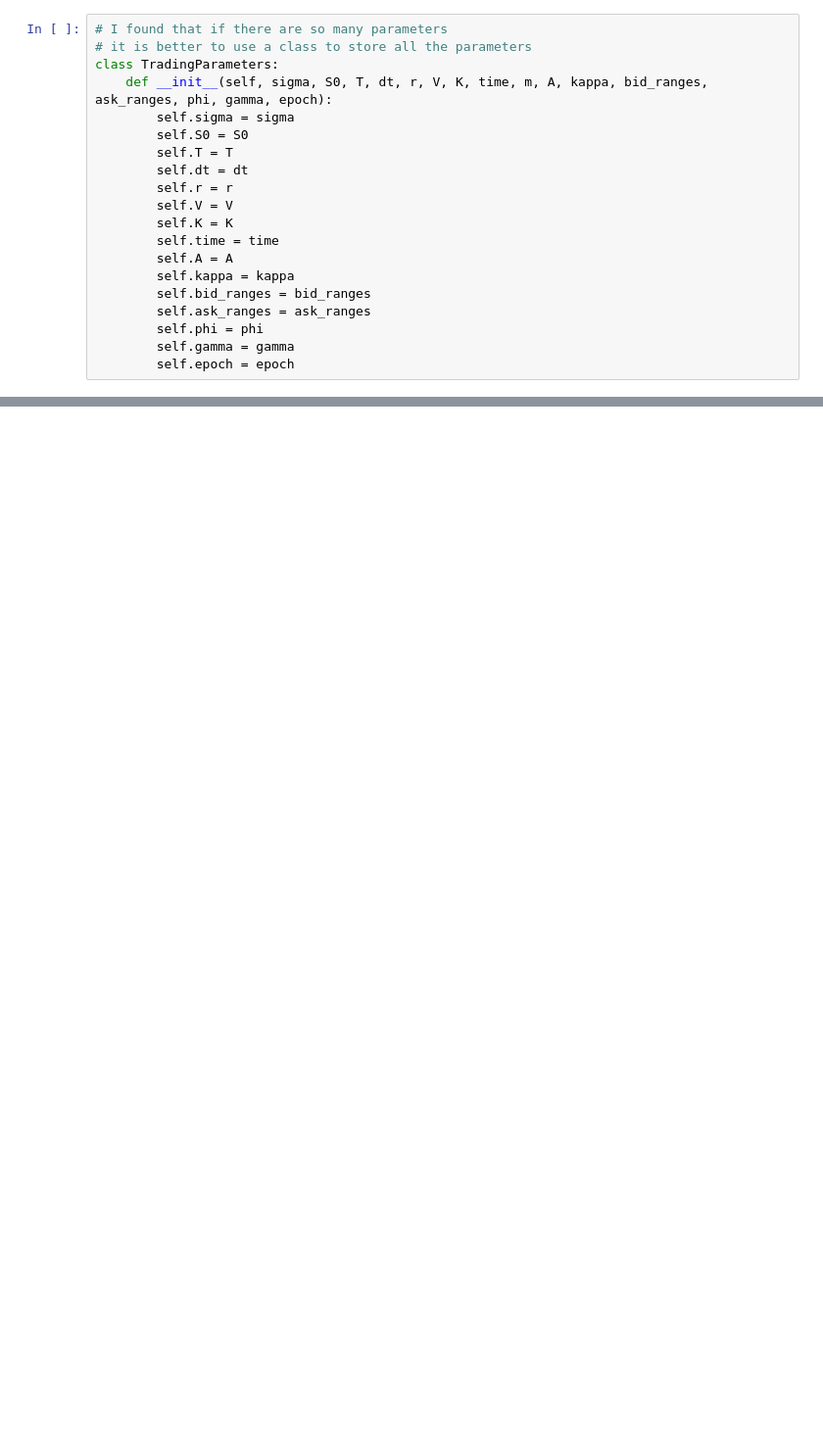
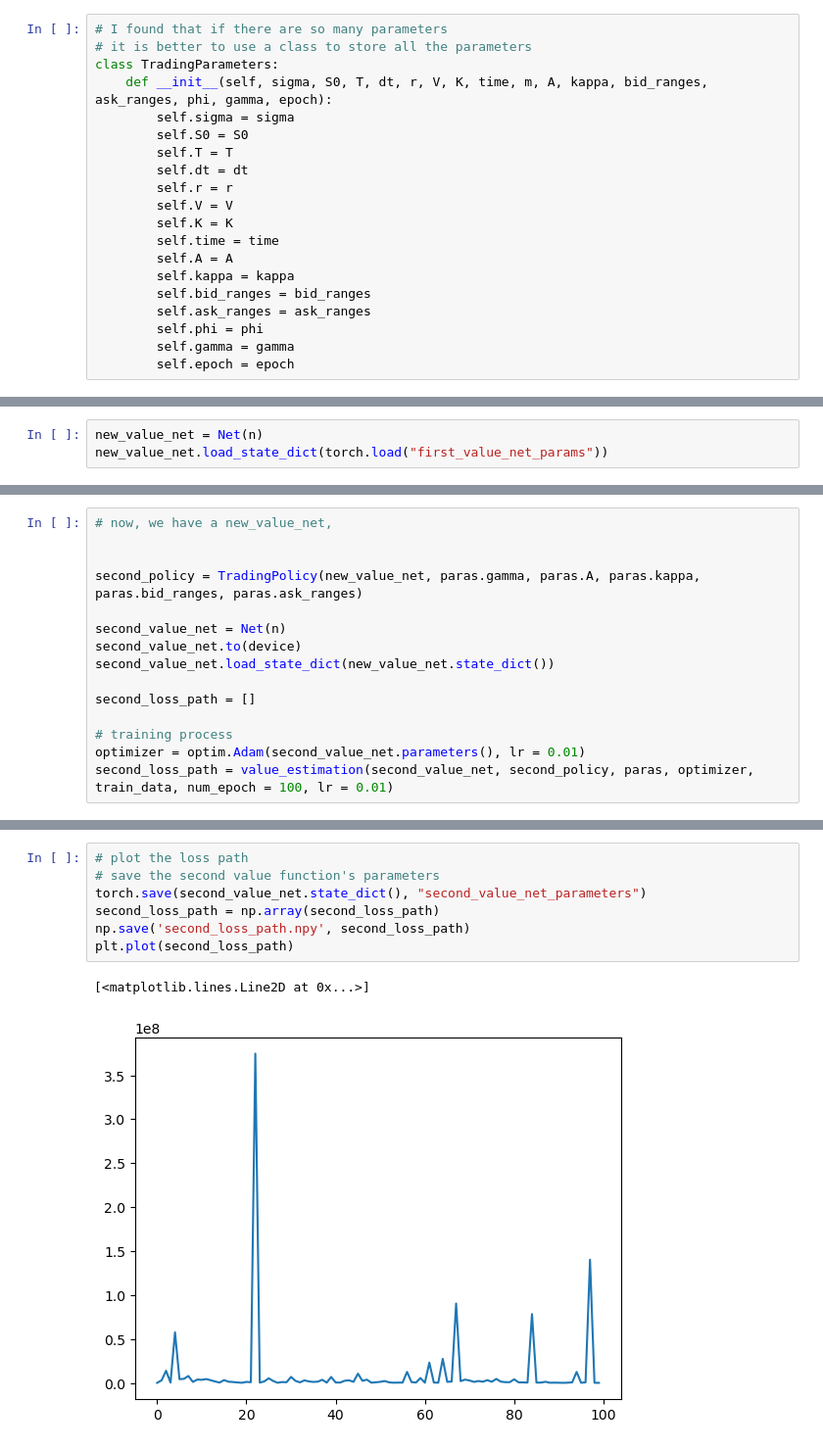
Before and after one commit to Zhou-spec/Option_Market_Making, a Jupyter notebook: 2024_file/test.ipynb, the cells around one changed output, grey strips where cells are left out. Shown at 98% size. Drawn from its saved outputs; the diff is of its cells as text; blank space fills up the shorter version.

```diff
--- a/2024_file/test.ipynb
+++ b/2024_file/test.ipynb
@@ -110,0 +190,3 @@ loss:  48580444.0
+# %%
+new_value_net = Net(n)
+new_value_net.load_state_dict(torch.load("first_value_net_params"))
@@ -110,0 +195,15 @@ loss:  48580444.0
+# %%
+# now, we have a new_value_net,
+
+
+second_policy = TradingPolicy(new_value_net, paras.gamma, paras.A, paras.kappa, paras.bid_ranges, paras.ask_ranges)
+
+second_value_net = Net(n)
+second_value_net.to(device)
+second_value_net.load_state_dict(new_value_net.state_dict())
+
+second_loss_path = []
+
+# training process
+optimizer = optim.Adam(second_value_net.parameters(), lr = 0.01)
+second_loss_path = value_estimation(second_value_net, second_policy, paras, optimizer, train_data, num_epoch = 100, lr = 0.01)
@@ -110,0 +228,10 @@ loss:  48580444.0
+# %%
+# plot the loss path
+# save the second value function's parameters
+torch.save(second_value_net.state_dict(), "second_value_net_parameters")
+second_loss_path = np.array(second_loss_path)
+np.save('second_loss_path.npy', second_loss_path)
+plt.plot(second_loss_path)
+# %% [output]
+[<matplotlib.lines.Line2D at 0x...>]
+[figure, added]
```
Also changed, not shown: parts of 18 cells of this notebook, 25 other files.
